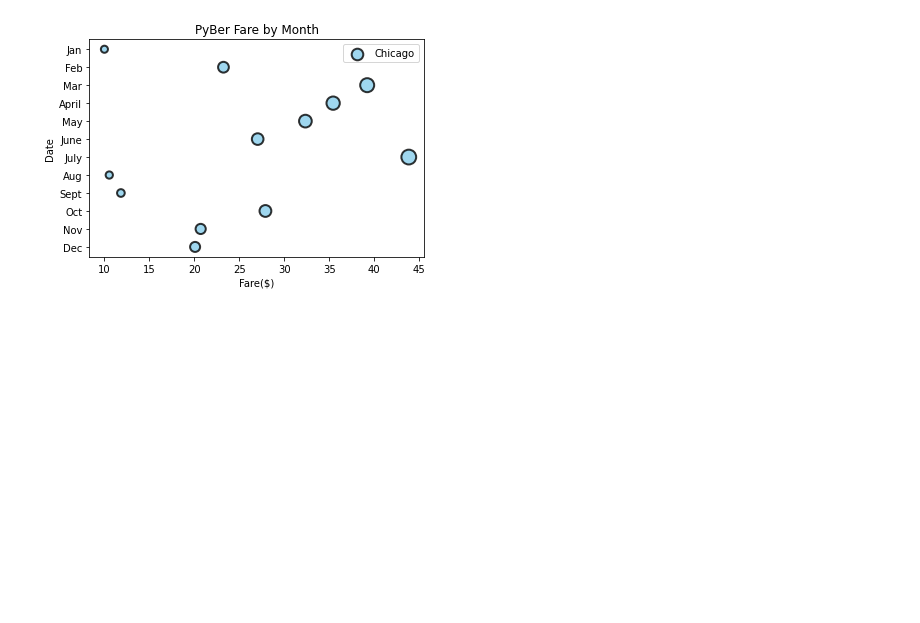
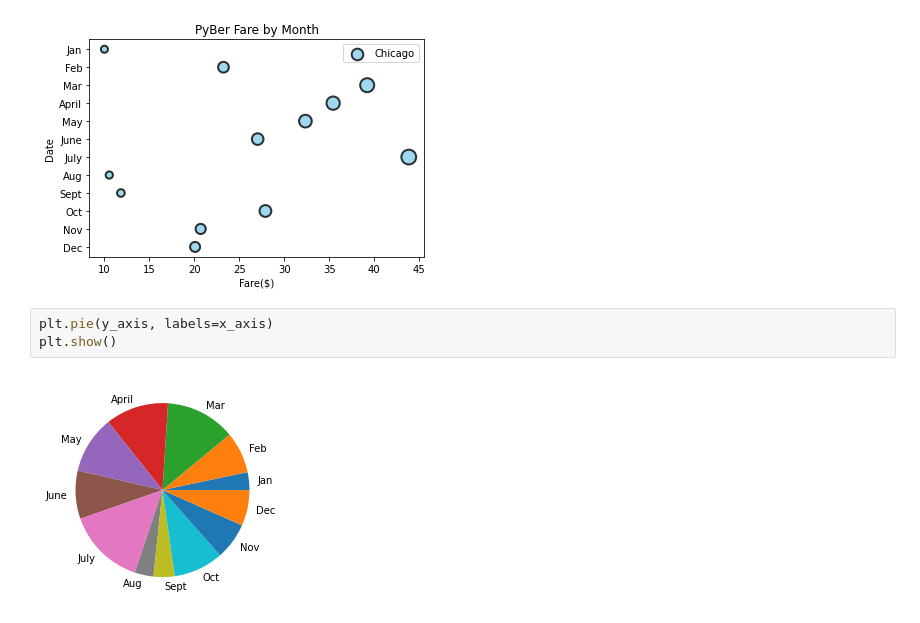
Before and after one commit to eddieperez1/PyBer_Analysis, a Jupyter notebook: matplotlib_practice.ipynb, the cells around one changed output. Saved outputs shown, nothing was run; the diff lists cells and outputs as text; blank space fills up the shorter version.

Commit message:
Add pie chart into matplotlib.ipynb and pandas dataframe with csv data into repository

```diff
--- a/matplotlib_practice.ipynb
+++ b/matplotlib_practice.ipynb
@@ -265,3 +264,8 @@ ax.legend(labels =["Chicago"])
 plt.show()
 # %% [output]
 [figure]
+# %%
+plt.pie(y_axis, labels=x_axis)
+plt.show()
+# %% [output]
+[figure, added]
```
Also changed, not shown: parts of 21 cells of this notebook, 1 other file.
